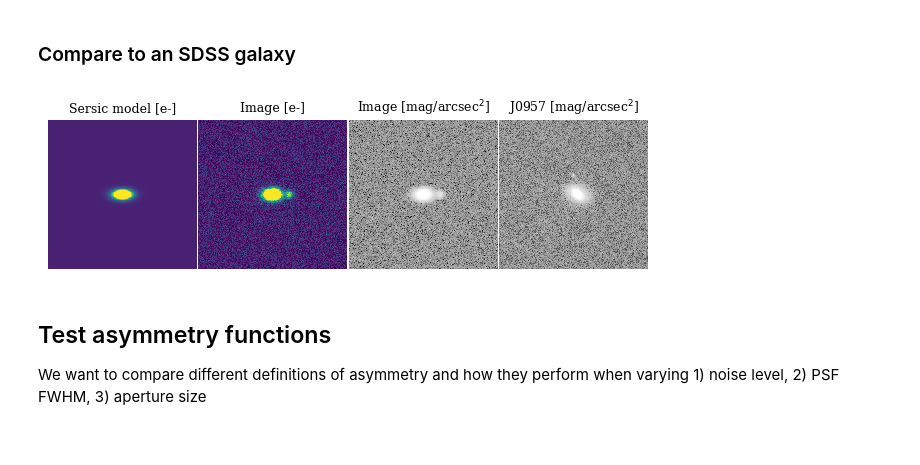
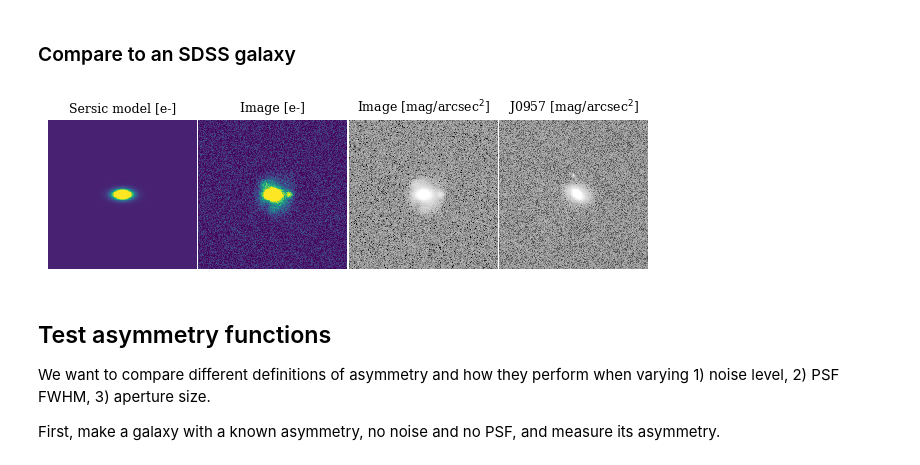
Before and after one commit to astro-nova/morphology-tests, a Jupyter notebook: 1 Asymmetry tests.ipynb, the cells around one changed output. Saved outputs shown, nothing was run; the diff lists cells and outputs as text; code cells hidden in the pictures.

```diff
--- a/1 Asymmetry tests.ipynb
+++ b/1 Asymmetry tests.ipynb
@@ -44,0 +43,4 @@ plt.rcParams['font.size'] = 9
+# %%
+plt.rcParams['font.size'] = 9
+plt.rcParams['axes.xmargin'] = .05  # x margin.  See `axes.Axes.margins`
+plt.rcParams['axes.ymargin'] = .05  # y margin.  See `axes.Axes.margins`
@@ -100,7 +128,7 @@ def get_perfect_galaxy(mag, r_eff, fov_reff=10, pxscale=0.396, sersic_n=1, q=1,
     else:
         return field_image, galaxy, r_pet
 
-def get_realistic_galaxy(image, galaxy, r_pet, mag, sky_mag=24.4,  psf_fwhm=1.32, pxscale=0.396,
+def get_realistic_galaxy(image, galaxy, r_pet, mag, sky_mag=23.7,  psf_fwhm=1.32, pxscale=0.396,
                n_clumps=10, clump_properties=None, random_clump_properties=None, rms_noise=True):
 
     # generate all the clumps and their positions
@@ -110,8 +138,11 @@ def get_realistic_galaxy(image, galaxy, r_pet, mag, sky_mag=24.4,  psf_fwhm=1.32
     # convolve sources with psf and add to image
     image_psf = add_source_to_image(image, galaxy, clumps, all_xi, all_yi, psf_fwhm)
 
-    # add Poisson noise to image based on pixel counts with added sky level
-    image_noise = sky_noise(image_psf, sky_mag, pxscale, telescope_params, transmission_params, bandpass, rms_noise=rms_noise)
+    if sky_mag:
+        # add Poisson noise to image based on pixel counts with added sky level
+        image_noise = sky_noise(image_psf, sky_mag, pxscale, telescope_params, transmission_params, bandpass, rms_noise=rms_noise)
+    else:
+        image_noise = image_psf
 
     # FINAL IMAGE IN ELECTRON COUNTS
     return image_noise.array
@@ -151,7 +182,8 @@ clump_properties = {
 
 
 field_image, galaxy, r_pet, pristine = get_perfect_galaxy(mag_j0957, r_j0957,  fov_reff=40, pxscale=pxscale_sdss, q=q_j0957, return_image=True)
-img = get_realistic_galaxy(field_image, galaxy, r_pet, mag_j0957, sky_mag=sky_sdss, n_clumps=1, psf_fwhm=psf_sdss, clump_properties=clump_properties, rms_noise=True)
+img_sdss = get_realistic_galaxy(field_image, galaxy, r_pet, mag_j0957, sky_mag=sky_sdss, n_clumps=20,
+                                psf_fwhm=psf_sdss, clump_properties=clump_properties, rms_noise=True)
 # %% [markdown]
 ### Figure out the zeropoint
 
@@ -166,24 +198,26 @@ print(ZP)
 # %%
 j0957_f = fits.open('/home/liza/work/data/sdss/frame-i-001473-3-0043.fits')
 j0957 = j0957_f[0].data[170:370, 915:1115]
 j0957_f.close()
 
 fig, axs = plt.subplots(1, 4, figsize=(6,1.5))
 axs[0].imshow(pristine, vmax=1000, vmin=-100)
-axs[1].imshow(img, vmax=1000, vmin=-100)
-axs[2].imshow(-2.5*np.log10(np.abs(img/pxscale_sdss**2))+ZP,     vmin=20, vmax=30, cmap='gray_r')
+axs[1].imshow(img_sdss, vmax=1000, vmin=-100)
+axs[2].imshow(-2.5*np.log10(np.abs(img_sdss/pxscale_sdss**2))+ZP,     vmin=20, vmax=30, cmap='gray_r')
 axs[3].imshow(-2.5*np.log10(np.abs(j0957/pxscale_sdss**2))+22.5, vmin=20, vmax=30, cmap='gray_r')
 axs[0].set_title('Sersic model [e-]', size=9)
 axs[1].set_title('Image [e-]', size=9)
 axs[2].set_title(r'Image [mag/arcsec$^2$]', size=9)
 axs[3].set_title(r'J0957 [mag/arcsec$^2$]', size=9)
 
 for ax in axs: ax.axis('off')
 plt.subplots_adjust(wspace=0.01)
 # %% [output]
-[figure, old version]
+[figure, new version]
 # %% [markdown]
 ## Test asymmetry functions
 
-We want to compare different definitions of asymmetry and how they perform when varying 1) noise level, 2) PSF FWHM, 3) aperture size
+We want to compare different definitions of asymmetry and how they perform when varying 1) noise level, 2) PSF FWHM, 3) aperture size.
+
+First, make a galaxy with a known asymmetry, no noise and no PSF, and measure its asymmetry.
 # %%
```
Also changed, not shown: parts of 49 cells of this notebook, 1 other file.
